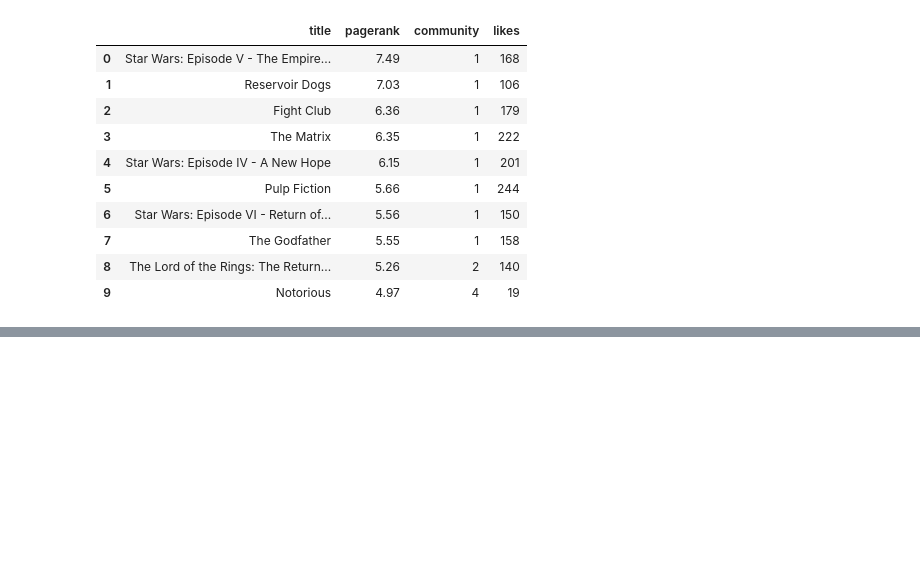
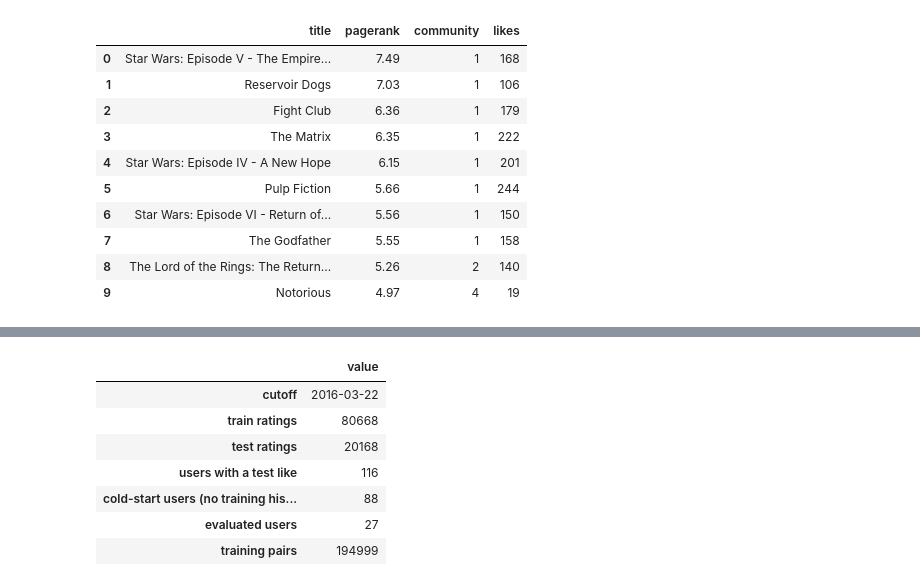
Before and after one commit to Jawadmallat/aidams-3A-kg-project-jawad-charles-erdem, a Jupyter notebook: demo.ipynb, the cells around one changed output, grey strips where cells are left out. Cells and saved outputs as stored; diff of their text form; code cells hidden in the pictures; blank space fills up the shorter version.

```diff
--- a/demo.ipynb
+++ b/demo.ipynb
@@ -448,0 +470,14 @@ ORDER BY m.pagerank DESC LIMIT 10
+# %%
+from scripts import link_prediction as lp
+
+experiment = lp.run(driver)
+pd.Series(experiment["split"], dtype=object).to_frame("value")
+# %% [output]
+|  | value |
+| cutoff | 2016-03-22 |
+| train ratings | 80668 |
+| test ratings | 20168 |
+| users with a test like | 116 |
+| cold-start users (no training his... | 88 |
+| evaluated users | 27 |
+| training pairs | 194999 |
```
Also changed, not shown: parts of 7 cells of this notebook.
